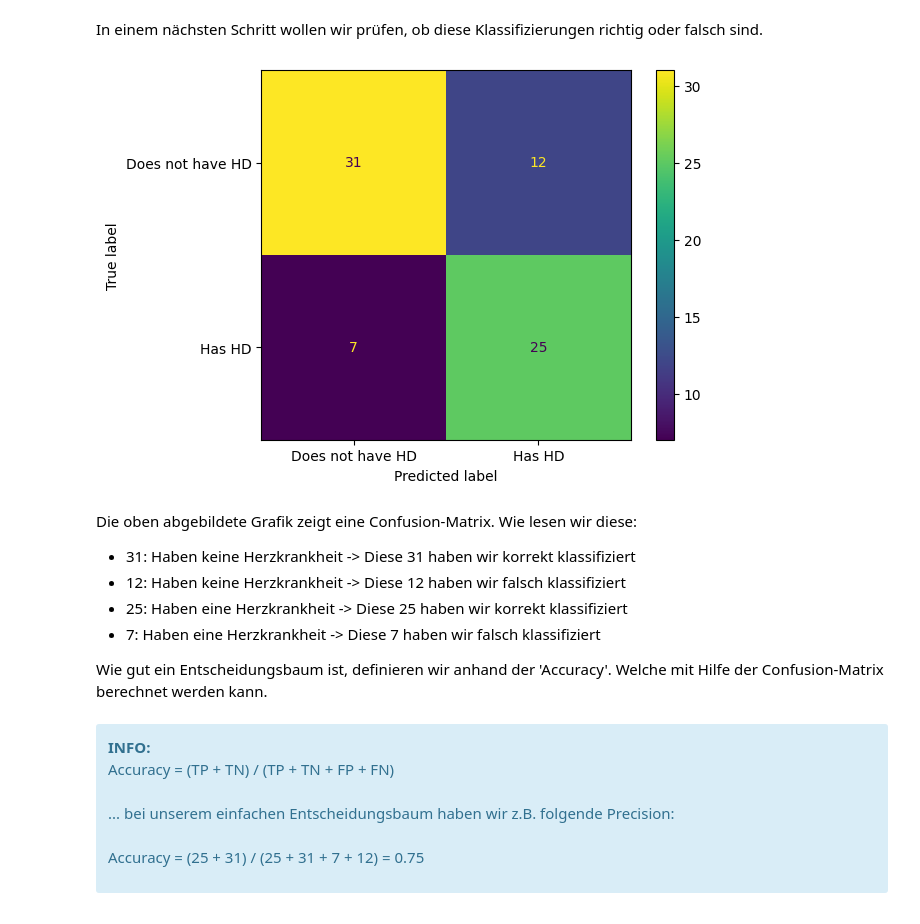
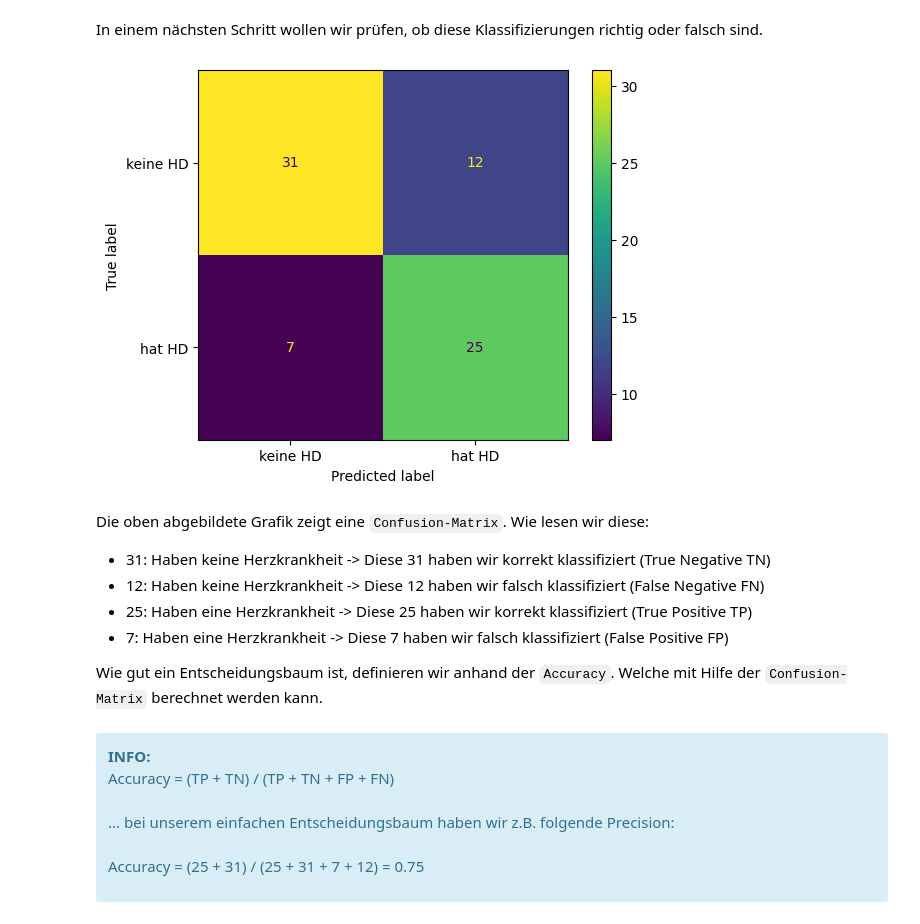
Before and after one commit to alles-grob/dc-jupyter-notebook-g, a Jupyter notebook: small_demo.ipynb, the cells around one changed output. Saved outputs shown, nothing was run; the diff lists cells and outputs as text; code cells hidden in the pictures.

````diff
--- a/small_demo.ipynb
+++ b/small_demo.ipynb
@@ -212,7 +213,6 @@ Wir haben gesehen, dass nur 4 Testobjekte in der Spalte 'ca' ein '?' enthalten.
 </div>
 # %%
 # Eigene Lösung:
-df_no_missing = df_start[df_start['ca'] != '?']
 # %%
 # hier prüfen wir, ob wir alle '?' entfernt haben
 df_no_missing['ca'].unique()
@@ -286,5 +288,5 @@ Ein generellese Vorgehen für die Kontruktion ist untenstehend beschrieben:
 # %%
 # DecisionTressClassifier() übernimmt für uns das erstellen eines Entscheidungsbaumes
 clf_dt_e = DecisionTreeClassifier(random_state=42)
-# .fit() weist dem Entscheidungsbaum ein Trainingsset zu
-clf_dt_e = clf_dt_e.fit(X_train, y_train)
+# .fit(X_train, y_train) weist dem Entscheidungsbaum ein Trainingsset (X und y) zu
+clf_dt_e.fit(X_train, y_train)
@@ -323,33 +327,33 @@ array([0, 1, 1, 1, 1, 1, 0, 0, 0, 1, 1, 0, 1, 1, 0, 1, 0, 1, 0, 0, 0, 1,
 # %% [markdown]
 In einem nächsten Schritt wollen wir prüfen, ob diese Klassifizierungen richtig oder falsch sind.
 # %%
-# confusion_matrix() bietet uns eine Möglichkeit für so eine Prüfung
+# confusion_matrix(y_true, y_pred, labels) bietet uns eine Möglichkeit für so eine Prüfung
 # 'y_true' -> Liste der korrekten Klassifizierungen
 cm = confusion_matrix(y_true=y_test,
                       # 'y_pred' -> Liste der vogenommenen Klassifizierungen
                       y_pred=predictions,
                       # 'labels' -> Klassen von clf_dt mitgeben
                       labels=clf_dt_e.classes_)
 
-# ConfusionMatrixDisplay() ist eine Möglichkeit die Confusion-Matrix 'cm' zu visualisieren
+# ConfusionMatrixDisplay(confusion_matrix, display_labels) ist eine Möglichkeit die Confusion-Matrix 'cm' zu visualisieren
 # 'confusion_matrix' -> Confusion-Matrix die visualisiert werden soll
 disp = ConfusionMatrixDisplay(confusion_matrix=cm,
                               # 'display_labels' -> welche Labels sollen auf der Visualisierung dargestellt werden
-                              display_labels=['Does not have HD', 'Has HD'])
+                              display_labels=['keine HD', 'hat HD'])
 # .plot() plotet die Visualisierung
 disp.plot()
 # plt.show() zeigt den Plot auf dem Bildschirm an
 plt.show()
 # %% [output]
-[figure, old version]
+[figure, new version]
 # %% [markdown]
-Die oben abgebildete Grafik zeigt eine Confusion-Matrix. Wie lesen wir diese:
-- 31: Haben keine Herzkrankheit -> Diese 31 haben wir korrekt klassifiziert <br>
-- 12: Haben keine Herzkrankheit -> Diese 12 haben wir falsch klassifiziert <br>
-- 25: Haben eine Herzkrankheit -> Diese 25 haben wir korrekt klassifiziert <br>
-- 7: Haben eine Herzkrankheit -> Diese 7 haben wir falsch klassifiziert
+Die oben abgebildete Grafik zeigt eine ```Confusion-Matrix```. Wie lesen wir diese:
+- 31: Haben keine Herzkrankheit -> Diese 31 haben wir korrekt klassifiziert (True Negative TN) <br>
+- 12: Haben keine Herzkrankheit -> Diese 12 haben wir falsch klassifiziert (False Negative FN) <br>
+- 25: Haben eine Herzkrankheit -> Diese 25 haben wir korrekt klassifiziert (True Positive TP) <br>
+- 7: Haben eine Herzkrankheit -> Diese 7 haben wir falsch klassifiziert (False Positive FP)
 
-Wie gut ein Entscheidungsbaum ist, definieren wir anhand der 'Accuracy'. Welche mit Hilfe der Confusion-Matrix berechnet werden kann.
+Wie gut ein Entscheidungsbaum ist, definieren wir anhand der ```Accuracy```. Welche mit Hilfe der ```Confusion-Matrix``` berechnet werden kann.
 # %% [markdown]
 <div class="alert alert-block alert-info"> <b>INFO:</b>
 
````
Also changed, not shown: parts of 62 cells of this notebook, 1 other file.
